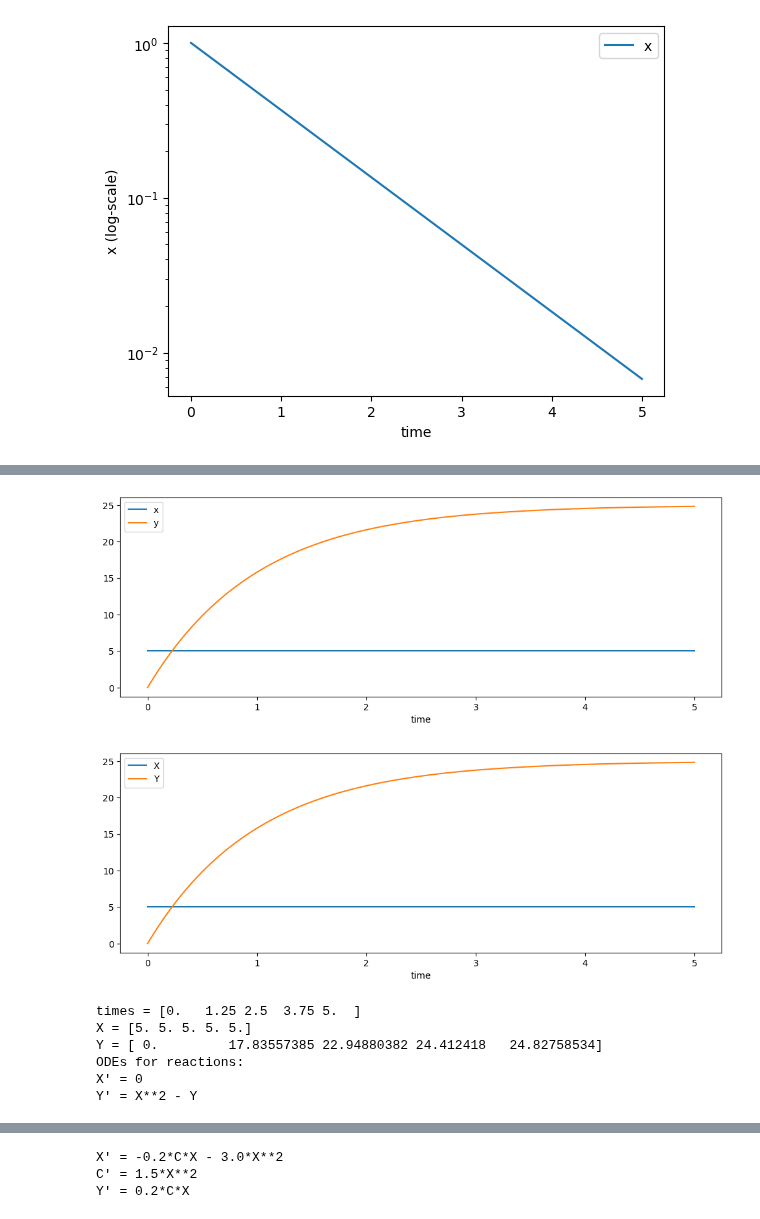
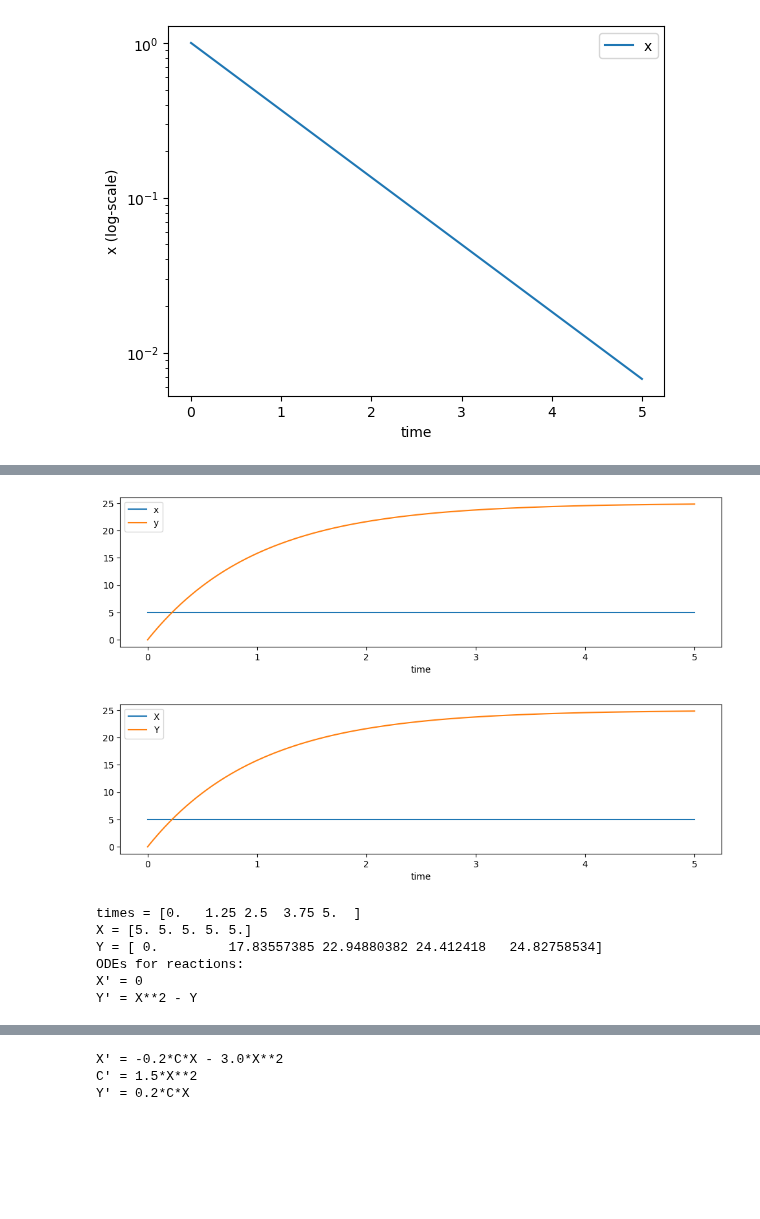
Before and after one commit to UC-Davis-molecular-computing/gpac, a Jupyter notebook: notebook.ipynb, the cells around one changed output, grey strips where cells are left out. Cells and saved outputs as stored; diff of their text form; code cells hidden in the pictures; blank space fills up the shorter version.

```diff
--- a/notebook.ipynb
+++ b/notebook.ipynb
@@ -115,22 +115,22 @@ gpac.plot(odes, initial_values, t_eval, figure_size=(12,4), symbols_to_plot=[x1,
 # %%
 # plot solution to ODEs of this CRN that computes f(x) = x^2,
 #   writing down the ODEs directly
 # 2X -> 2X+Y
 # Y -> nothing
 x,y = sympy.symbols('x y')
 
 odes = {
     x: 0,
     y: x**2 - y,
 }
 initial_values = {
     x: 5,
 }
 t_eval = np.linspace(0, 5, 200)
 
-gpac.plot(odes, initial_values, t_eval=t_eval, figure_size=(12,4), symbols_to_plot=[x,y])
+gpac.plot(odes, initial_values, t_eval=t_eval, figure_size=(12,3), symbols_to_plot=[x,y])
 # %% [output]
-[figure, old version]
+[figure, new version]
 # %%
 # plot solution to ODEs of this CRN that computes f(x) = x^2,
 #   writing down the reactions and letting plot_crn compute the ODEs
@@ -146,7 +146,7 @@ initial_values = {x:5}
 t_eval = np.linspace(0, 5, 100)
 
 # plot trajectory of concentrations
-gpac.plot_crn(rxns, initial_values, t_eval=t_eval, figure_size=(12,4))
+gpac.plot_crn(rxns, initial_values, t_eval=t_eval, figure_size=(12,3))
 
 # print some values along trajectory
 solution = gpac.integrate_crn_odes(rxns, initial_values, t_eval=np.linspace(0, 5, 5))
@@ -160,7 +160,7 @@ odes = gpac.crn_to_odes(rxns)
 for symbol, ode in odes.items():
     print(f"{symbol}' = {ode}")
 # %% [output]
-[figure, old version]
+[figure, new version]
 times = [0.   1.25 2.5  3.75 5.  ]
 X = [5. 5. 5. 5. 5.]
 Y = [ 0.         17.83557385 22.94880382 24.412418   24.82758534]
```
Also changed, not shown: parts of 4 cells of this notebook.
